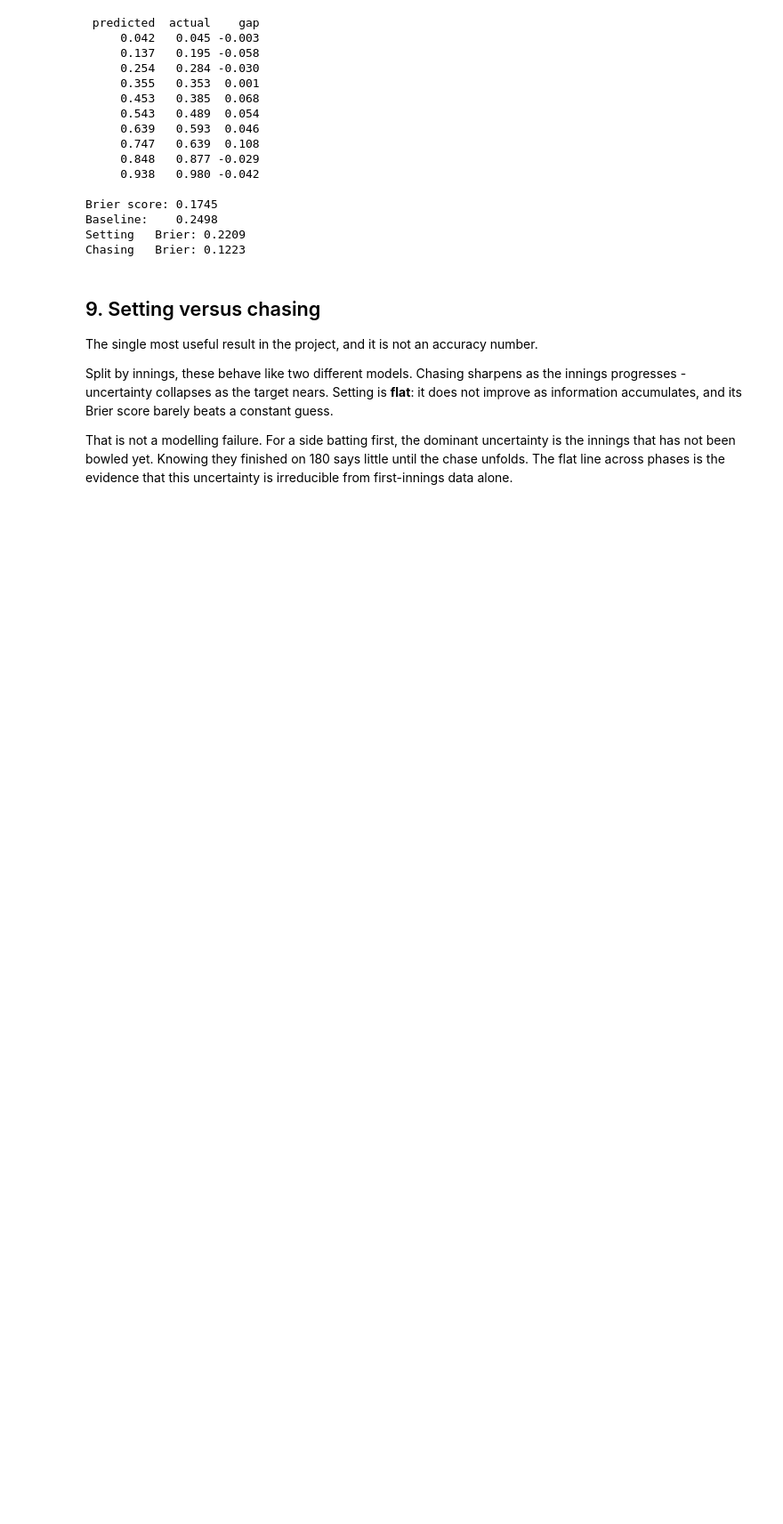
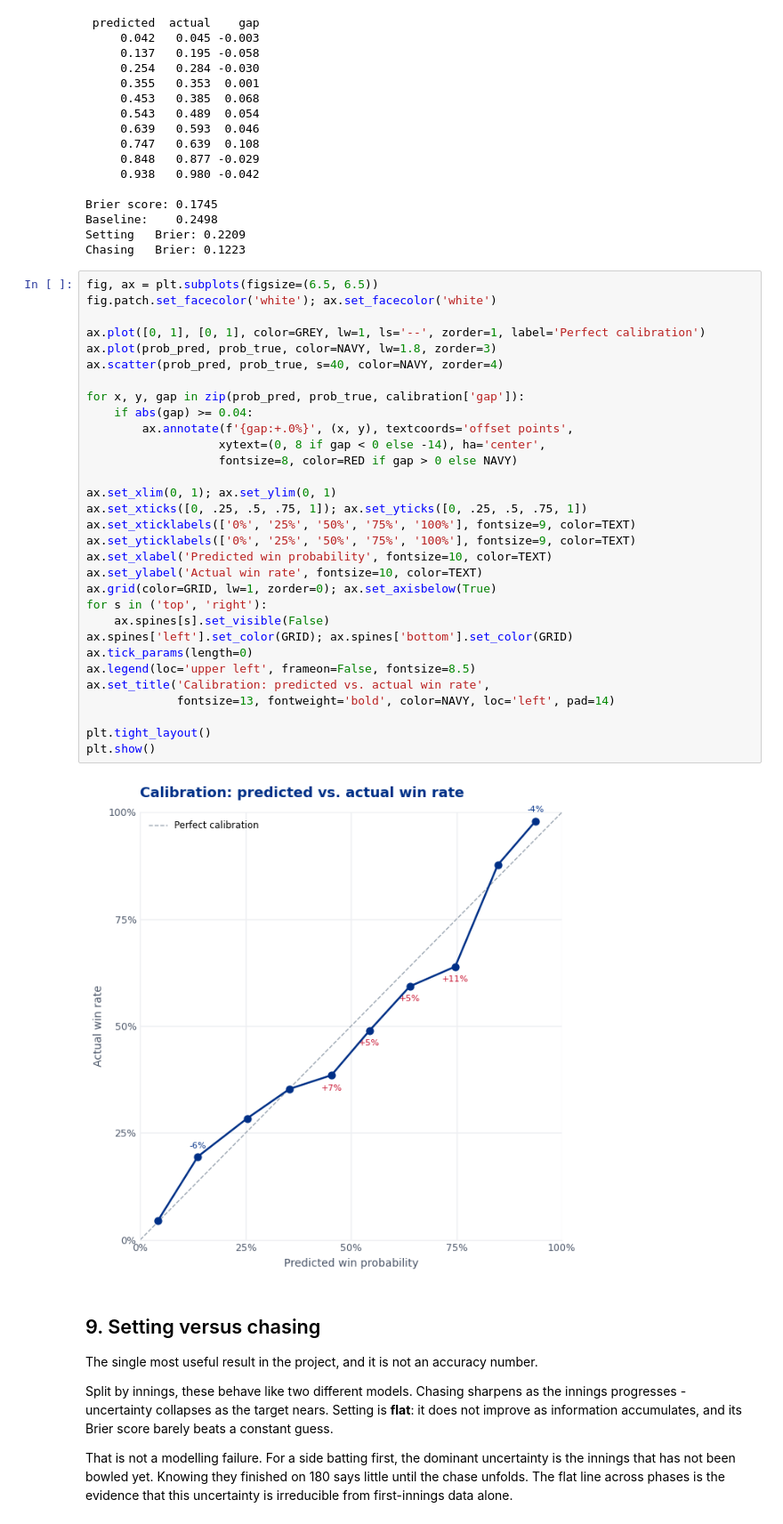
Before and after one commit to Kushgirap/bbl-win-probability, a Jupyter notebook: notebooks/01_win_probability_model.ipynb, the cells around one changed output. Shown at 89% size. Saved outputs shown, nothing was run; the diff lists cells and outputs as text; blank space fills up the shorter version.

```diff
--- a/notebooks/01_win_probability_model.ipynb
+++ b/notebooks/01_win_probability_model.ipynb
@@ -411,6 +508,39 @@ Brier score: 0.1745
 Baseline:    0.2498
 Setting   Brier: 0.2209
 Chasing   Brier: 0.1223
+# %%
+fig, ax = plt.subplots(figsize=(6.5, 6.5))
+fig.patch.set_facecolor('white'); ax.set_facecolor('white')
+
+ax.plot([0, 1], [0, 1], color=GREY, lw=1, ls='--', zorder=1, label='Perfect calibration')
+ax.plot(prob_pred, prob_true, color=NAVY, lw=1.8, zorder=3)
+ax.scatter(prob_pred, prob_true, s=40, color=NAVY, zorder=4)
+
+for x, y, gap in zip(prob_pred, prob_true, calibration['gap']):
+    if abs(gap) >= 0.04:
+        ax.annotate(f'{gap:+.0%}', (x, y), textcoords='offset points',
+                   xytext=(0, 8 if gap < 0 else -14), ha='center',
+                   fontsize=8, color=RED if gap > 0 else NAVY)
+
+ax.set_xlim(0, 1); ax.set_ylim(0, 1)
+ax.set_xticks([0, .25, .5, .75, 1]); ax.set_yticks([0, .25, .5, .75, 1])
+ax.set_xticklabels(['0%', '25%', '50%', '75%', '100%'], fontsize=9, color=TEXT)
+ax.set_yticklabels(['0%', '25%', '50%', '75%', '100%'], fontsize=9, color=TEXT)
+ax.set_xlabel('Predicted win probability', fontsize=10, color=TEXT)
+ax.set_ylabel('Actual win rate', fontsize=10, color=TEXT)
+ax.grid(color=GRID, lw=1, zorder=0); ax.set_axisbelow(True)
+for s in ('top', 'right'):
+    ax.spines[s].set_visible(False)
+ax.spines['left'].set_color(GRID); ax.spines['bottom'].set_color(GRID)
+ax.tick_params(length=0)
+ax.legend(loc='upper left', frameon=False, fontsize=8.5)
+ax.set_title('Calibration: predicted vs. actual win rate',
+             fontsize=13, fontweight='bold', color=NAVY, loc='left', pad=14)
+
+plt.tight_layout()
+plt.show()
+# %% [output]
+[figure, added]
 # %% [markdown]
 ## 9. Setting versus chasing
 
```
Also changed, not shown: parts of 5 cells of this notebook, 1 other file.
